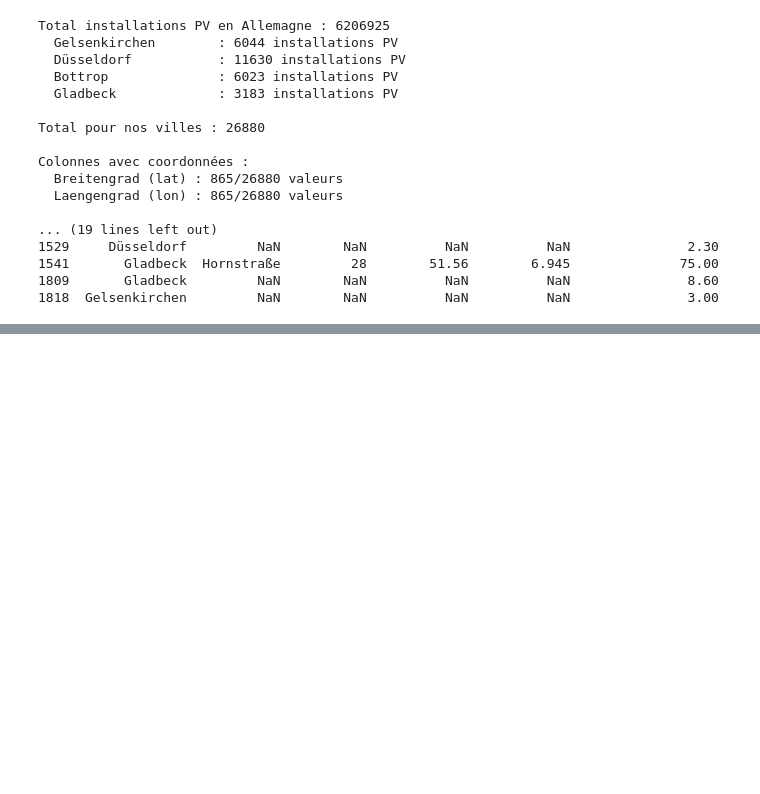
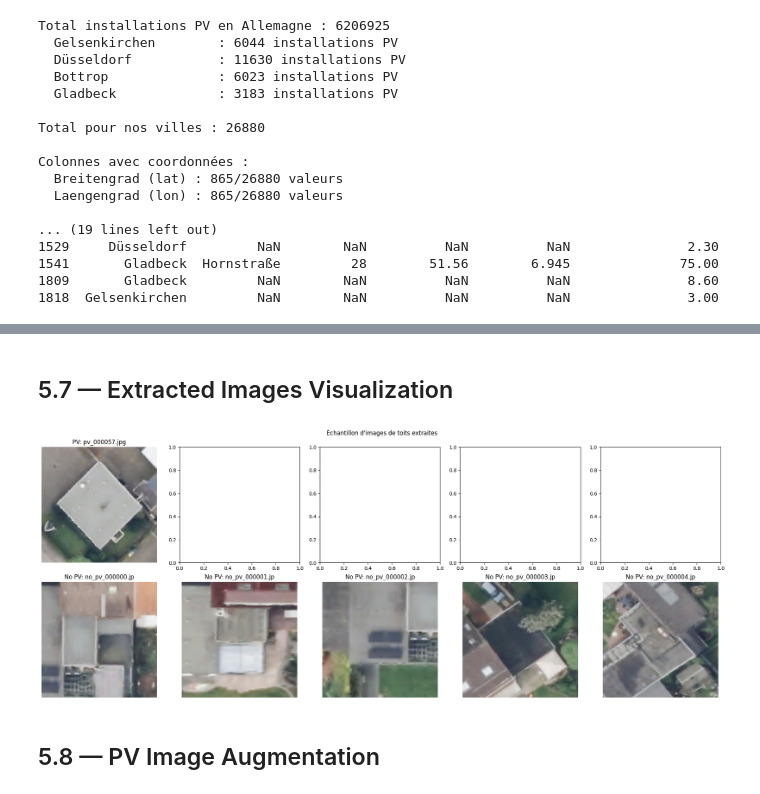
Before and after one commit to AlexBatisse/Use_Case_5_SCALIAN_x_COENERGY, a Jupyter notebook: notebooks/ML_and_LLM_Pipeline.ipynb, the cells around one changed output, grey strips where cells are left out. Cells and saved outputs as stored; diff of their text form; code cells hidden in the pictures; blank space fills up the shorter version.

Commit message:
add Yolo files + modification of pipeline flow

```diff
--- a/notebooks/ML_and_LLM_Pipeline.ipynb
+++ b/notebooks/ML_and_LLM_Pipeline.ipynb
@@ -131,7 +152,7 @@ def geocode_address(address: str) -> dict:
 #Paul-Moor-Weg 5a, Bottrop, Germany
 #Bestenweg 13, Gladbeck, Germany
 
-TEST_ADDRESS = "Paul-Moor-Weg 5a, Bottrop, Germany"
+TEST_ADDRESS = "Zur Marienkapelle 48, Gelsenkirchen, Germany"
 
 geo_result = geocode_address(TEST_ADDRESS)
 geo_result
@@ -1386,0 +2159,16 @@ Extraction des hauteurs...
+# %%
+# =============================================================================
+# ÉTAPE 5 — Entraîner YOLO
+# =============================================================================
+
+model = YOLO('yolo11n-cls.pt')
+yolo_dir = r'C:\Users\alexandre.batisse\.vscode\Projet\Use_Case_5_SCALIAN_x_COENERGY\data\Raw\Gelsenkirchen\yolo_dataset_v2'
+
+results = model.train(
+    data=yolo_dir,  # Pointe vers le dossier avec train/ et val/
+    epochs=50,
+    imgsz=256,
+    batch=16,
+    project='solar_detection',
+    name='yolo_pv',
+)
@@ -4621,0 +6591,36 @@ Colonnes avec coordonnées :
+# %% [markdown]
+## 5.7 — Extracted Images Visualization
+# %%
+# =============================================================================
+# ÉTAPE 3 — Visualiser quelques images extraites
+# =============================================================================
+
+roof_dir = os.path.join(DATA_ROOT, city_name, "roof_images")
+images = os.listdir(roof_dir)
+
+# Afficher quelques images avec et sans PV
+fig, axes = plt.subplots(2, 5, figsize=(20, 8))
+
+pv_images = [f for f in images if f.startswith('pv_')][:5]
+no_pv_images = [f for f in images if f.startswith('no_pv_')][:5]
+
+for i, img_name in enumerate(pv_images):
+    img = Image.open(os.path.join(roof_dir, img_name))
+    axes[0][i].imshow(img)
+    axes[0][i].set_title(f"PV: {img_name[:15]}")
+    axes[0][i].axis('off')
+
+for i, img_name in enumerate(no_pv_images):
+    img = Image.open(os.path.join(roof_dir, img_name))
+    axes[1][i].imshow(img)
+    axes[1][i].set_title(f"No PV: {img_name[:15]}")
+    axes[1][i].axis('off')
+
+plt.suptitle("Échantillon d'images de toits extraites")
+plt.tight_layout()
+plt.savefig('roof_samples.png', dpi=150)
+plt.show()
+# %% [output]
+[figure, added]
+# %% [markdown]
+## 5.8 — PV Image Augmentation
```
Also changed, not shown: parts of 133 cells of this notebook, 11 other files.
